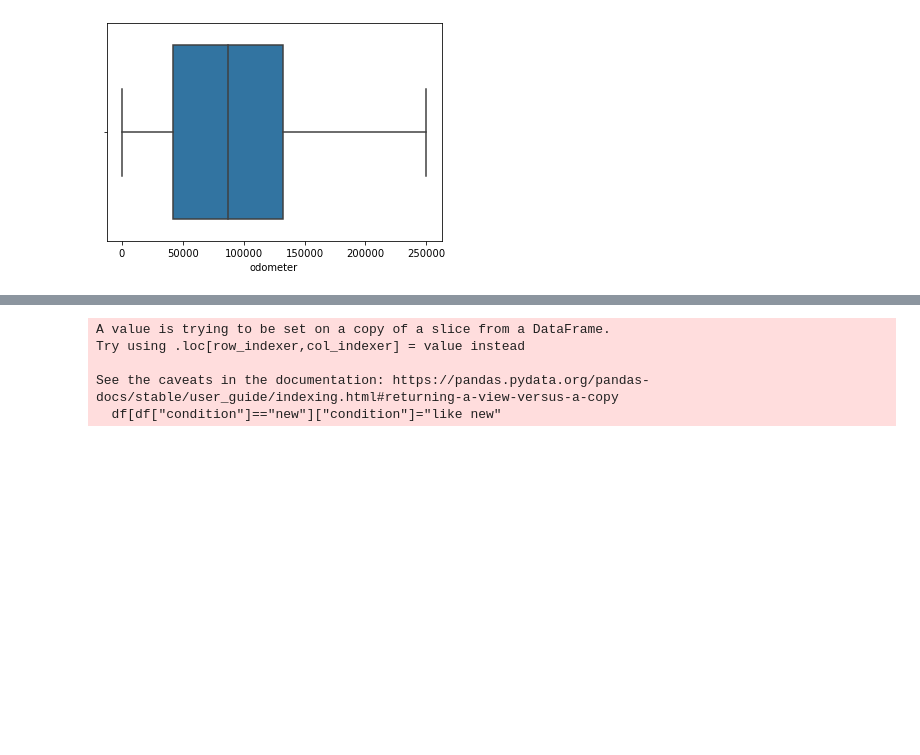
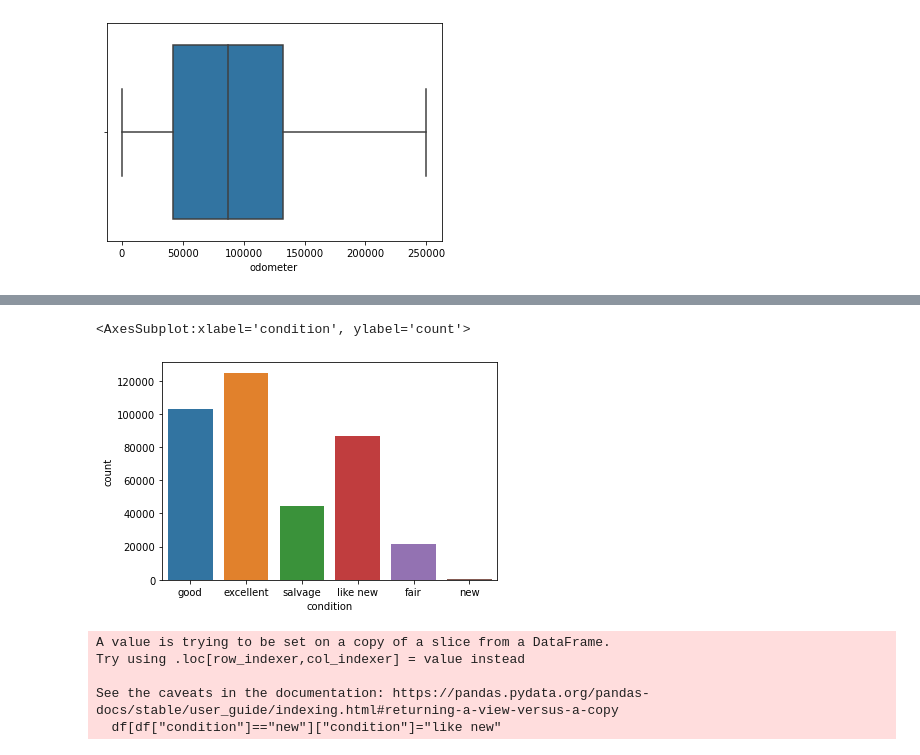
Before and after one commit to vkhanderao/Used-Cars-Price-Prediction, a Jupyter notebook: Code/Code (2).ipynb, the cells around one changed output, grey strips where cells are left out. Saved outputs shown, nothing was run; the diff lists cells and outputs as text; code cells hidden in the pictures; blank space fills up the shorter version.

```diff
--- a/Code/Code (2).ipynb
+++ b/Code/Code (2).ipynb
@@ -158,3 +168,8 @@ sns.boxplot(df['odometer'])
+# %%
+sns.countplot(x=df['condition'])
+# %% [output]
+<AxesSubplot:xlabel='condition', ylabel='count'>
+[figure, added]
 # %%
 df[df["condition"]=="new"]["condition"]="like new"
 # %% [output]
```
Also changed, not shown: parts of 6 cells of this notebook.
